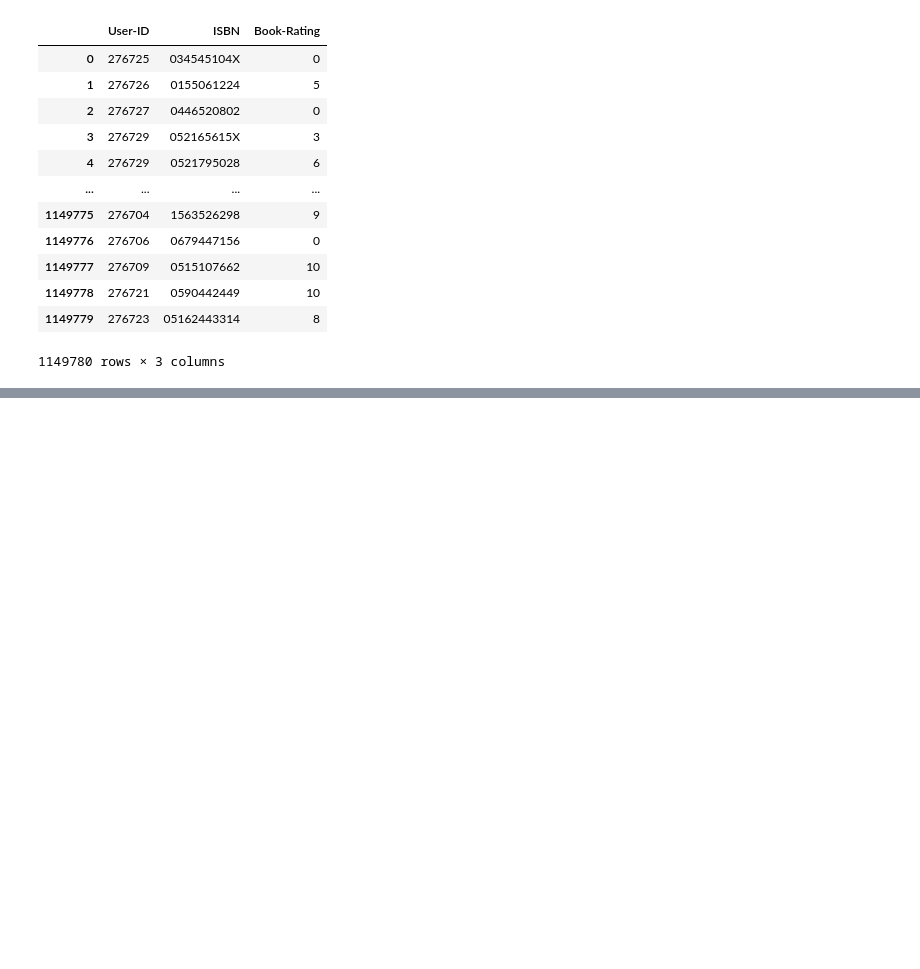
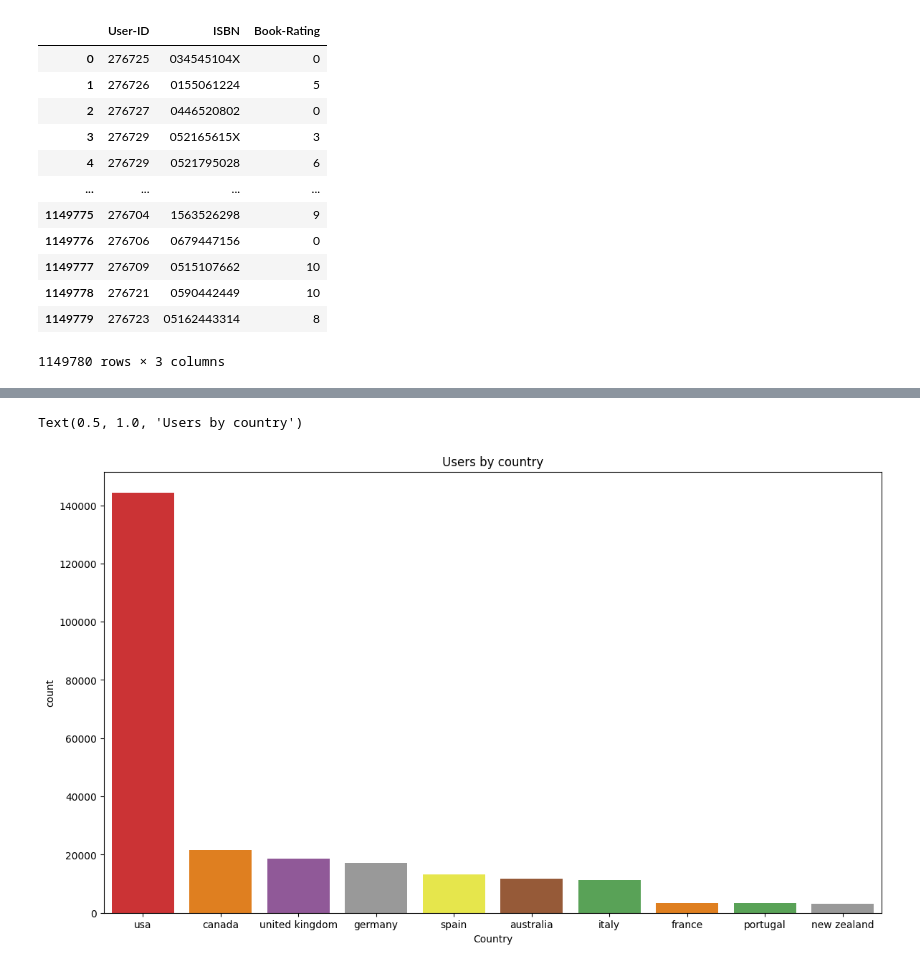
Before and after one commit to PaulPawelec/DataMining, a Jupyter notebook: BookRecommender/BookRecommender.ipynb, the cells around one changed output, grey strips where cells are left out. Saved outputs shown, nothing was run; the diff lists cells and outputs as text; code cells hidden in the pictures; blank space fills up the shorter version.

Commit message:
Visualization v1

```diff
--- a/BookRecommender/BookRecommender.ipynb
+++ b/BookRecommender/BookRecommender.ipynb
@@ -281,0 +300,8 @@ ratings[ratings['User-ID'].isin(users['User-ID'])]
+# %%
+plt.figure(figsize=(14,8))
+
+sns.countplot(x='Country', data=users, order=pd.value_counts(users['Country']).iloc[:10].index, hue='Country', palette='Set1', legend=False)
+plt.title('Users by country')
+# %% [output]
+Text(0.5, 1.0, 'Users by country')
+[figure, added]
```
Also changed, not shown: parts of 8 cells of this notebook.
